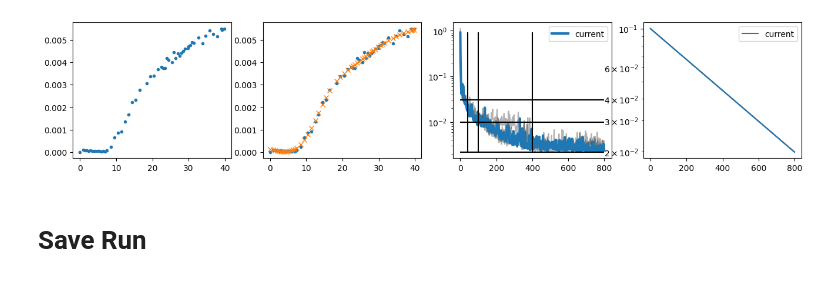
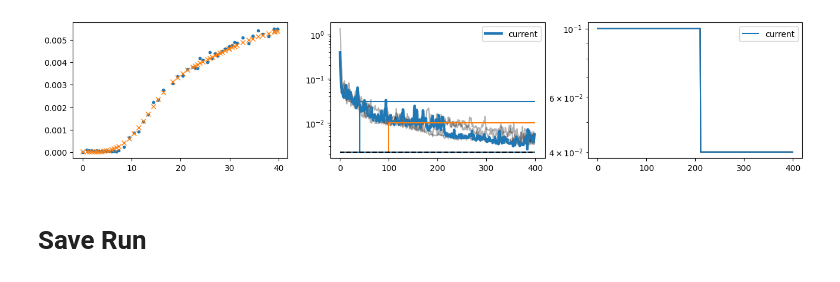
Before and after one commit to RiccardoFrenner/finn-nnpie, a Jupyter notebook: src/tmp.ipynb, the cells around one changed output. Drawn from its saved outputs; the diff is of its cells as text; code cells hidden in the pictures.

```diff
--- a/src/tmp.ipynb
+++ b/src/tmp.ipynb
@@ -46,14 +46,19 @@ model = ScaledTrainingModel(
     y_scaler=StandardScaler().fit(y_train),
 )
 
-lr_schedule = keras.optimizers.schedules.ExponentialDecay(
-    initial_learning_rate=0.1,
-    decay_rate=0.98,
-    decay_steps=10,
-    staircase=False,
+# lr_schedule = keras.optimizers.schedules.PiecewiseConstantDecay(
+#     # [30, 60, 180], [0.2, 0.15, 0.05, 0.01]
+# )
+lr_schedule = keras.optimizers.schedules.PiecewiseConstantDecay(
+    # [1000], [0.04, 0.01]  # baseline
+    # [400, 1000], [0.08, 0.04, 0.01]  # converged (loss=0.00236) at 400 but a bit unstable for 200-400
+    # [300, 400, 1000], [0.1, 0.08, 0.04, 0.01]  # converged (0.00250) at 400 but unstable for 210-400 but much faster than above for 100-200
+    [210, 400, 1000], [0.1, 0.04, 0.01, 0.01]  # converged (0.00219) at 400 and very clean
+    # [40, 100, 300], [0.01 * 30, 0.01 * 15, 0.01 * 5, 0.01 * 1]
+    # [5, 10, 40], [0.01 * 10, 0.01 * 20, 0.01 * 10, 0.01 * 1]
 )
 lr_scheduler = keras.callbacks.LearningRateScheduler(lambda s: float(lr_schedule(s)))
-MAX_EPOCHS = 800
+MAX_EPOCHS = 400
 lrs = np.array([lr_schedule(s) for s in range(MAX_EPOCHS)])
 model.compile(loss="mse", optimizer=keras.optimizers.Adam())
 
@@ -72,29 +77,29 @@ EPOCHS_AND_THRESHOLDS = [
 ]
 
 
-fig, axs = plt.subplots(ncols=4, figsize=(16, 3))
+fig, axs = plt.subplots(ncols=3, figsize=(16, 3))
 axs[0].plot(x_train, y_train, ".")
-axs[1].plot(x_train, y_train, ".")
-axs[1].plot(x_train, y_train_pred, "x")
+axs[0].plot(x_train, y_train_pred, "x")
 for old_lrs, old_loss in all_runs:
     if (np.array(old_loss) > 1000).any():
         continue
-    axs[2].semilogy(old_loss, "k-", alpha=0.3)
-    axs[3].semilogy(lrs, "k-", alpha=0.3)
-axs[2].semilogy(history.history["loss"], lw=3, label="current")
-axs[2].hlines(0.0022, 0, MAX_EPOCHS)
-axs[3].semilogy(lrs, label="current")
+    axs[1].semilogy(old_loss, "k-", alpha=0.3)
+    axs[2].semilogy(lrs, "k-", alpha=0.3)
+axs[1].semilogy(history.history["loss"], lw=3, label="current")
+axs[1].hlines(0.0022, 0, MAX_EPOCHS)
+axs[2].semilogy(lrs, label="current")
 
-for n, a in EPOCHS_AND_THRESHOLDS:
-    axs[2].vlines(n, 0.0022, np.max(history.history["loss"]), color="k")
-    axs[2].hlines(a, 0, MAX_EPOCHS, color="k")
+for i, (n, a) in enumerate(EPOCHS_AND_THRESHOLDS):
+    axs[1].vlines(n, 0.0022, a, color=f"C{i}")
+    axs[1].hlines(a, n, len(history.history["loss"]), color=f"C{i}")
+axs[1].plot([0, len(history.history["loss"])], [EPOCHS_AND_THRESHOLDS[-1][1]]*2, "k--")
 
 
 # axs[2].semilogy(history.history["loss"], lw=3, label="baseline")
 # axs[3].semilogy(lrs, label="baseline")
 
+axs[1].legend()
 axs[2].legend()
-axs[3].legend()
 plt.show()
 
 all_runs.append((lrs, np.array(history.history["loss"])))
@@ -104,4 +109,4 @@ all_runs.append((lrs, np.array(history.history["loss"])))
-[figure, old version]
+[figure, new version]
 # %% [markdown]
 # Save Run
 # %%
```
Also changed, not shown: parts of 2 cells of this notebook, 4 other files.
